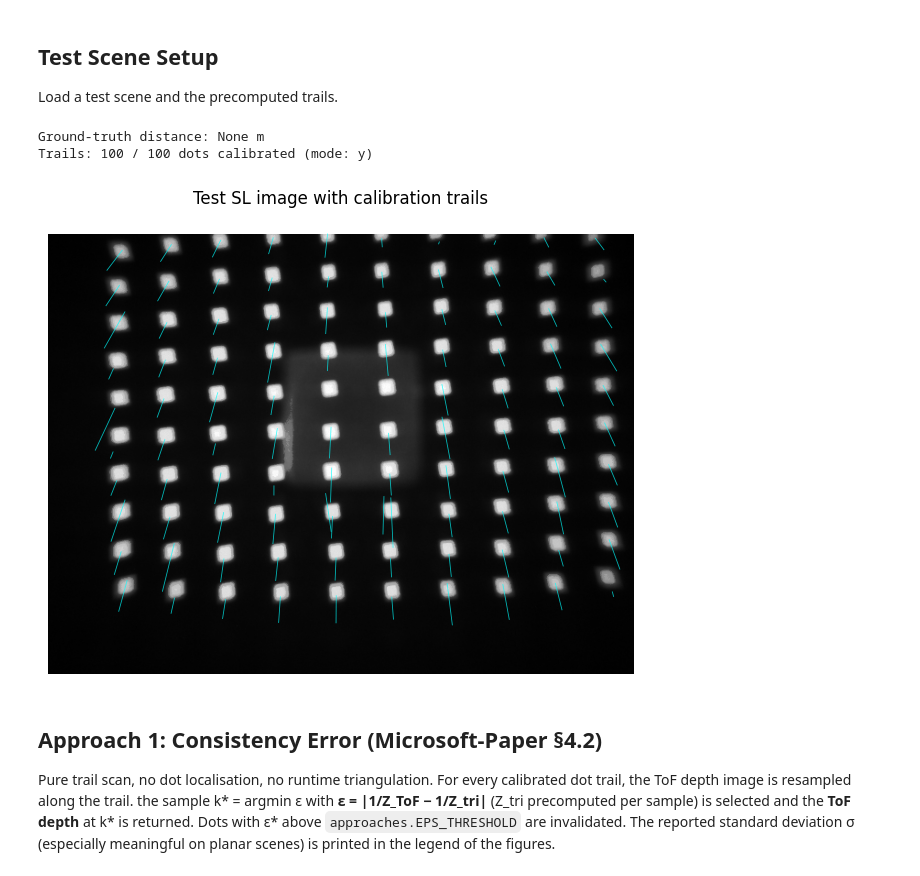
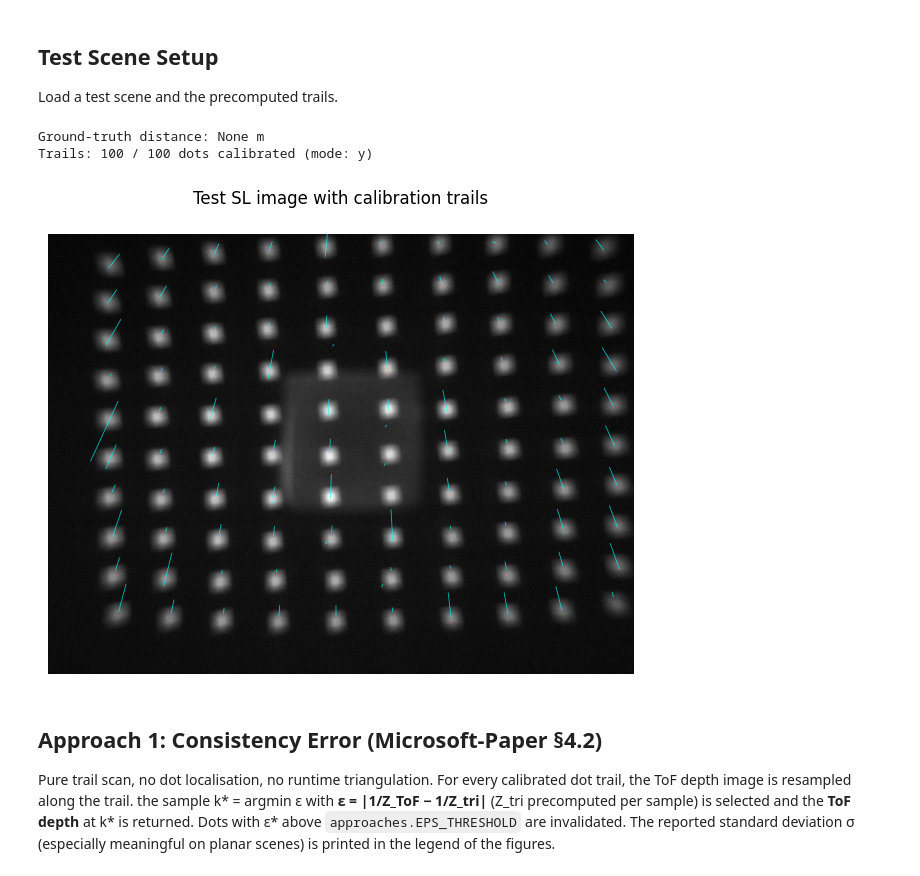
Before and after one commit to jschnars-hbrs/iToF-SL-Combination, a Jupyter notebook: codePaperlike/iToF_SL_fusion_pipeline.ipynb, the cells around one changed output. Saved outputs shown, nothing was run; the diff lists cells and outputs as text; code cells hidden in the pictures.

Commit message:
Last distance too far (clips)

```diff
--- a/codePaperlike/iToF_SL_fusion_pipeline.ipynb
+++ b/codePaperlike/iToF_SL_fusion_pipeline.ipynb
@@ -64,7 +64,7 @@ pcd_files = sorted(
 )
 
 tof_paths = [str(p) for p in pcd_files]
-#tof_paths = tof_paths[:-3] # Just for testing SchmersalReal (last 3 Calibration Distances are broken due to wrong phase unwrapping)
+tof_paths = tof_paths[:-1] # Just for testing SchmersalReal (last 3 Calibration Distances are broken due to wrong phase unwrapping)
 cal_dists = [dotCal.parse_distance_from_name(p) for p in tof_paths]
 print(f"Calibration distances: {cal_dists}")
 
@@ -402,37 +401,37 @@ Load a test scene and the precomputed trails.
 suffix = "_On" if CAMERA == "OnSemi" else "_Schm"
 #test_dir = sl_cal.parent / "Test"
 test_dir = Path("/home/julian/Documents/GitHub/iToF-SL-Combination/Pictures/Test/19.08")
-SL_TEST  = str(test_dir / f"0.5m.exr")
-TOF_TEST = str(test_dir / f"0.5m.pcd")
+SL_TEST  = str(test_dir / f"1.00m.exr")
+TOF_TEST = str(test_dir / f"1.00m.pcd")
 
 # Ground truth from filename (e.g. "SL_0.81m.png" -> 0.81m)
 approaches.GT_DISTANCE = approaches._parse_gt_distance(SL_TEST)
 print(f"Ground-truth distance: {approaches.GT_DISTANCE} m")
 
 # Calibration dict
 cal = {
     "K": K, "K_inv": K_inv, "V": V, "B": B,
     "AB": AB, "mode": mode,
     "U": U, "cal_dists": [float(d) for d in cal_dists],
     "subpixel_list": subpixel_list,
     "trails": trails,
     "sigma_u": float(sigma_u), "sigma_u_ab": float(sigma_u_ab),
     "sigma_tof_table": sigma_tof_table,
     "metadata": {"pcd_unit_scale": 0.001, "trail_z_min": TRAIL_Z_MIN, "mode": mode},
 }
 
 setup = approaches.common_setup(dotCal, cal, SL_TEST, TOF_TEST)
 
 fig, ax = plt.subplots(figsize=(8, 6))
 ax.imshow(setup["sl_gray"], cmap="gray")
 for t in setup["trails"]:
     if t is not None:
         ax.plot(t["u"], t["v"], lw=0.6, alpha=0.7, color="cyan")
 ax.set_title("Test SL image with calibration trails"); ax.axis("off"); plt.show()
 # %% [output]
 Ground-truth distance: None m
 Trails: 100 / 100 dots calibrated (mode: y)
-[figure, old version]
+[figure, new version]
 # %% [markdown]
 ## Approach 1: Consistency Error  (Microsoft-Paper §4.2)
 
```
Also changed, not shown: parts of 9 cells of this notebook.
